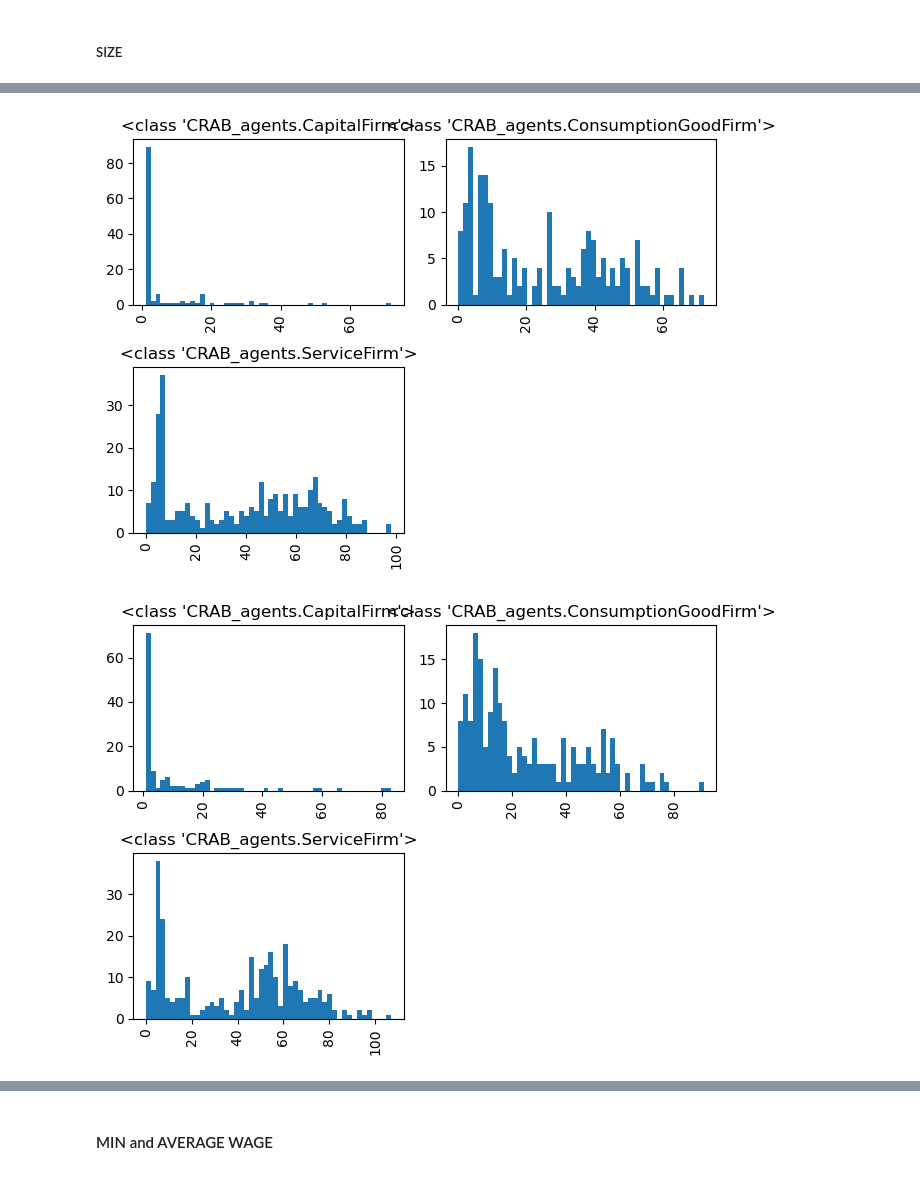
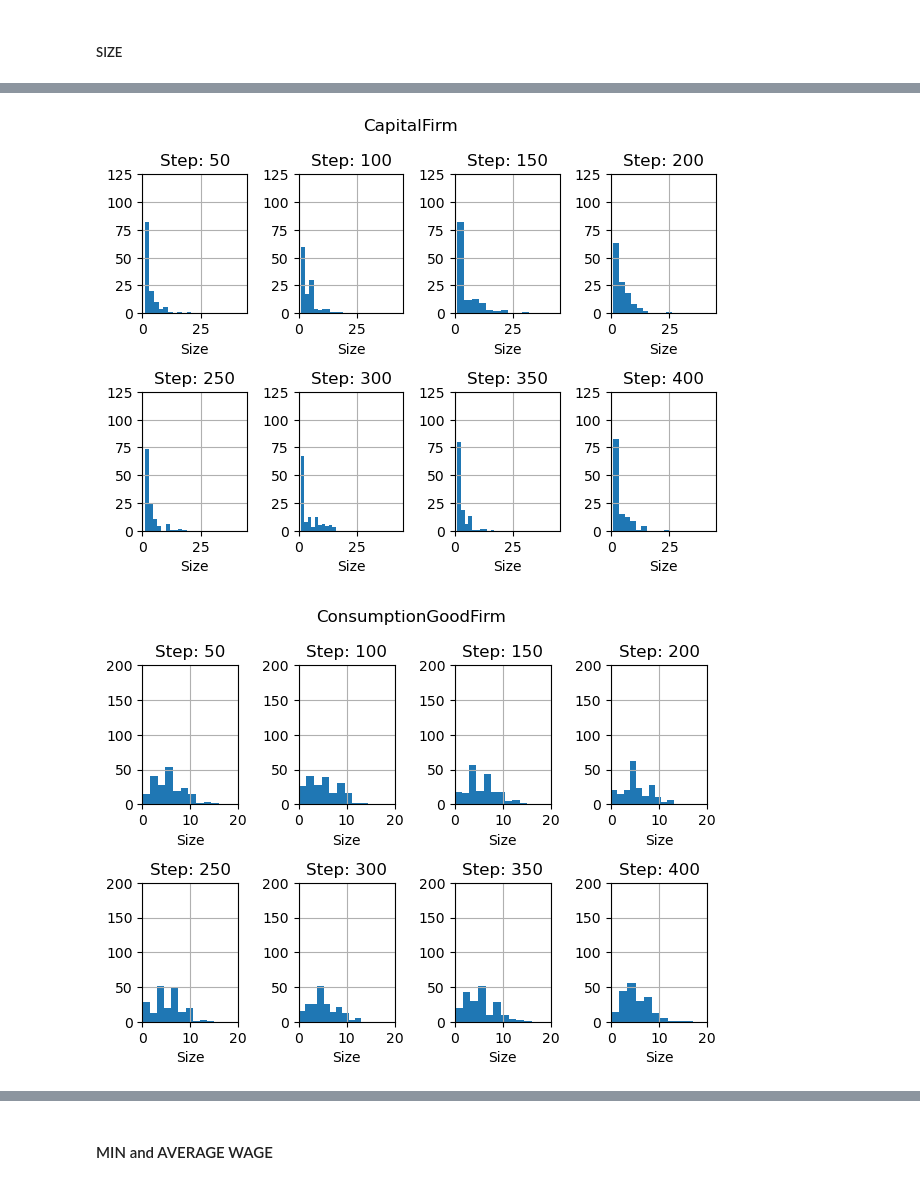
Before and after one commit to ghsher/CRAB_EM, a Jupyter notebook: Validation_checks.ipynb, the cells around one changed output, grey strips where cells are left out. Drawn from its saved outputs; the diff is of its cells as text; code cells hidden in the pictures.

```diff
--- a/Validation_checks.ipynb
+++ b/Validation_checks.ipynb
@@ -204,14 +190,38 @@ plt.show()
 # %%
 # Plot distribution of firms sizes at end of simulation
-for i in range(len(agent_vars_df_list)):
-    df = agent_vars_df_list[i]
-    df = df[(df["Type"] == "<class 'CRAB_agents.CapitalFirm'>")
-            | (df["Type"] == "<class 'CRAB_agents.ConsumptionGoodFirm'>")
-            | (df["Type"] == "<class 'CRAB_agents.ServiceFirm'>")
-           ]
-    df[df["Step"] == max(df["Step"])].hist("Size", by="Type", bins=50)
-    plt.tight_layout()
-    plt.show()
+df = agent_vars_df_list[0]
+
+firm_size_dict = {
+                  "<class 'CRAB_agents.CapitalFirm'>": (45, 125),
+                  "<class 'CRAB_agents.ConsumptionGoodFirm'>": (20, 200),
+                  "<class 'CRAB_agents.ServiceFirm'>": (30, 300),
+                 }
+
+for k, v in firm_size_dict.items():
+    for i in np.arange(9, 400, 10):
+        df_new = df[(df["Step"] == i) & (df["Type"] == k)]
+        df_new.hist("Size", bins=10)
+        plt.title("TIMESTEP: " + str(i+1) + " " + k)
+        plt.xlabel("Size")
+        plt.ylim(0, v[1])
+        plt.xlim(0, v[0])
+        # plt.show()
+        plt.savefig("results/plots/sizes/" + str(k).split(".")[-1][:-2] + "_timestep" + str(i+1))
+        plt.close()
+
+for k, v in firm_size_dict.items():
+    fig, ax = plt.subplots(2, 4)
+    for j, i in enumerate(np.arange(49, 400, 50)):
+        a = ax[j//4][j%4]
+        df_new = df[(df["Step"] == i) & (df["Type"] == k)]
+        df_new.hist("Size", ax=a, bins=10)
+        a.set_title("Step: " + str(i+1))
+        a.set_xlabel("Size")
+        a.set_ylim(0, v[1])
+        a.set_xlim(0, v[0])
+    fig.suptitle(k.split(".")[-1][:-2])
+    fig.tight_layout()
+    plt.savefig("results/plots/sizes/" + str(k).split(".")[-1][:-2])
 # %% [output]
-[figure, old version]
+[figure, new version]
-[figure, old version]
+[figure, new version]
```
Also changed, not shown: parts of 35 cells of this notebook, 5 other files.
